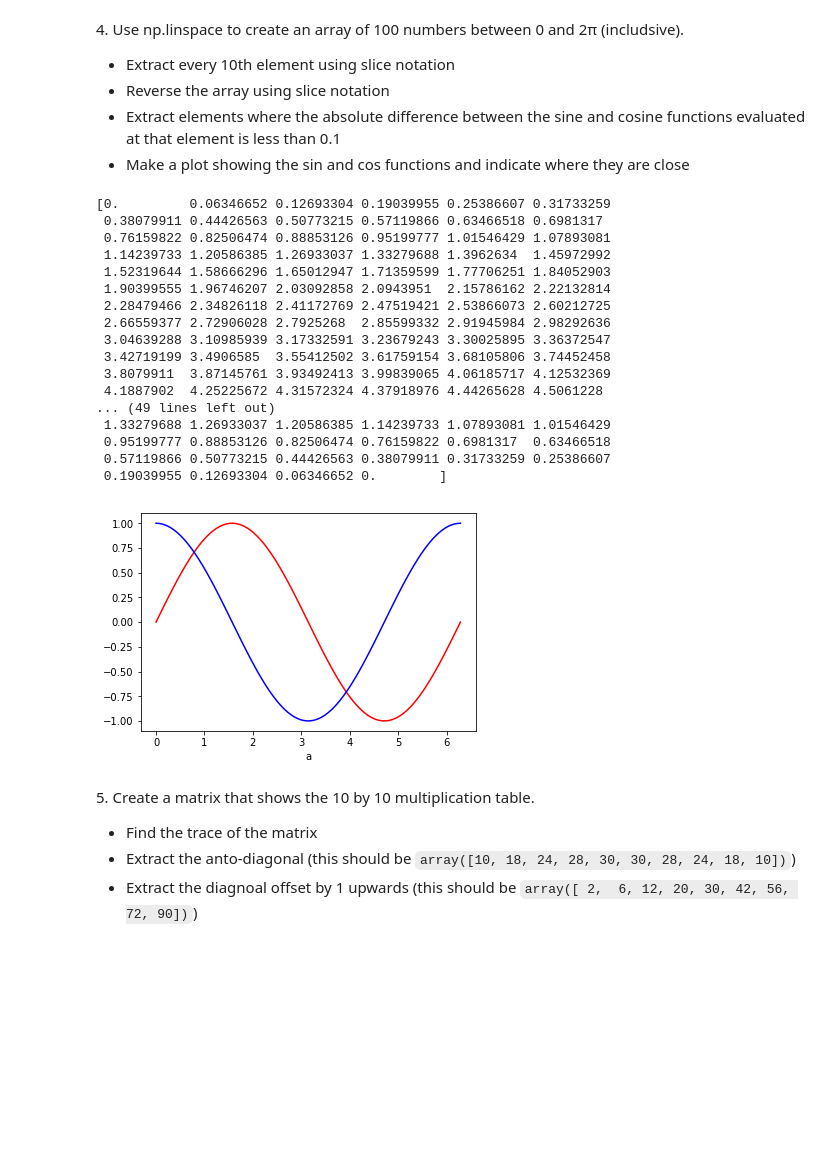
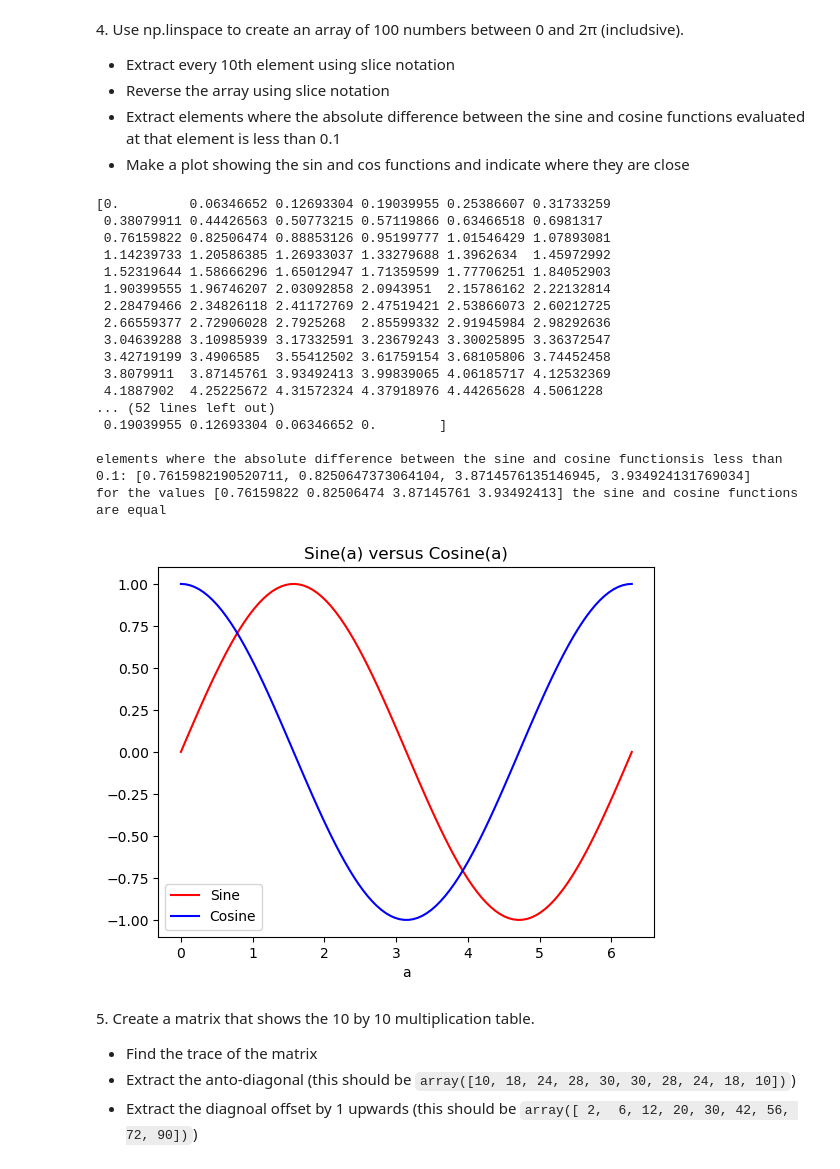
Before and after one commit to roberta-rampello/LaboratoryOfComputationalPhysics_Y9, a Jupyter notebook: 04ex_Numpy.ipynb, the cells around one changed output. Drawn from its saved outputs; the diff is of its cells as text; code cells hidden in the pictures; blank space fills up the shorter version.

```diff
--- a/04ex_Numpy.ipynb
+++ b/04ex_Numpy.ipynb
@@ -133,47 +133,50 @@ print(a,'\n')
 for i in range(10):
     ten_elements=a[10*i: 10*i+10]
     print(ten_elements, '\n')
 
 #Reverse the array using slice notation
 a_reverse=a[::-1]
 print(a_reverse,'\n')
 
 #Extract elements where the absolute difference between the sine and cosine functions evaluated at that element is less than 0.1
-[element for element in a if np.abs(np.sin(element)-np.cos(element))<0.1]
+print('elements where the absolute difference between the sine and cosine functionsis less than 0.1:',[element for element in a if np.abs(np.sin(element)-np.cos(element))<0.1])
 
 #Make a plot showing the sin and cos functions and indicate where they are close
-sin=np.array([np.sin(element) for element in a])
-cos=np.array([np.cos(element) for element in a])
+    #sin=np.array([np.sin(element) for element in a])
+    #cos=np.array([np.cos(element) for element in a])
+sin=np.sin(a)
+cos=np.cos(a)
+mask=(np.abs(sin-cos)<0.1)
+equality_values=a[mask]
 
-for i in range(len(sin)):
-    if np.abs(sin[i]-cos[i])<0.01:
-        print('for the value', a[i], 'the sin and cosine functions are equal')
+print('for the values', equality_values, 'the sine and cosine functions are equal')
 
 import matplotlib.pyplot as plt
-plt.plot(a, sin, 'r')
-plt.plot(a, cos, 'b')
-#plt.legend()
+plt.plot(a, sin, 'r', label='Sine')
+plt.plot(a, cos, 'b', label='Cosine')
+plt.legend()
 plt.xlabel('a')
+plt.title('Sine(a) versus Cosine(a)')
 plt.show()
 # %% [output]
 [0.         0.06346652 0.12693304 0.19039955 0.25386607 0.31733259
  0.38079911 0.44426563 0.50773215 0.57119866 0.63466518 0.6981317
  0.76159822 0.82506474 0.88853126 0.95199777 1.01546429 1.07893081
  1.14239733 1.20586385 1.26933037 1.33279688 1.3962634  1.45972992
  1.52319644 1.58666296 1.65012947 1.71359599 1.77706251 1.84052903
  1.90399555 1.96746207 2.03092858 2.0943951  2.15786162 2.22132814
  2.28479466 2.34826118 2.41172769 2.47519421 2.53866073 2.60212725
  2.66559377 2.72906028 2.7925268  2.85599332 2.91945984 2.98292636
  3.04639288 3.10985939 3.17332591 3.23679243 3.30025895 3.36372547
  3.42719199 3.4906585  3.55412502 3.61759154 3.68105806 3.74452458
  3.8079911  3.87145761 3.93492413 3.99839065 4.06185717 4.12532369
  4.1887902  4.25225672 4.31572324 4.37918976 4.44265628 4.5061228
-... (49 lines left out)
- 1.33279688 1.26933037 1.20586385 1.14239733 1.07893081 1.01546429
- 0.95199777 0.88853126 0.82506474 0.76159822 0.6981317  0.63466518
- 0.57119866 0.50773215 0.44426563 0.38079911 0.31733259 0.25386607
+... (52 lines left out)
  0.19039955 0.12693304 0.06346652 0.        ]
+
+elements where the absolute difference between the sine and cosine functionsis less than 0.1: [0.7615982190520711, 0.8250647373064104, 3.8714576135146945, 3.934924131769034]
+for the values [0.76159822 0.82506474 3.87145761 3.93492413] the sine and cosine functions are equal
-[figure, old version]
+[figure, new version]
 # %% [markdown]
 5\. Create a matrix that shows the 10 by 10 multiplication table.
 
```
Also changed, not shown: parts of 3 cells of this notebook.
